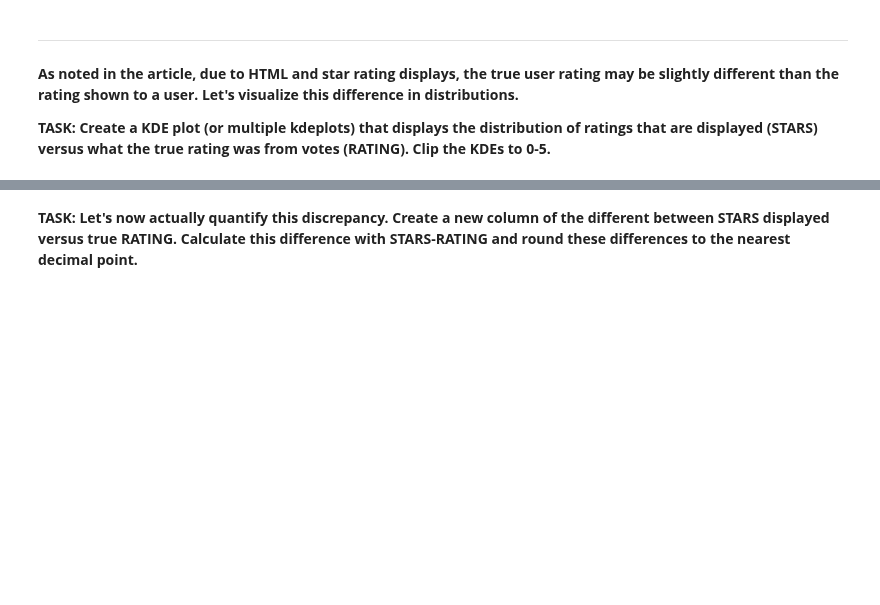
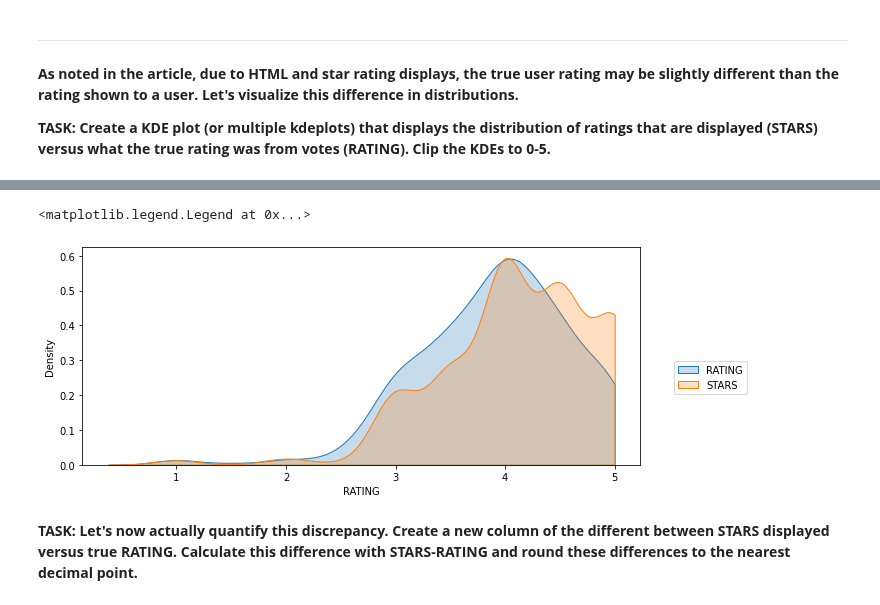
Before and after one commit to Denisse-AB/machine-learning, a Jupyter notebook: Capstone-Project-Numpy-Seaborn.ipynb, the cells around one changed output, grey strips where cells are left out. Saved outputs shown, nothing was run; the diff lists cells and outputs as text; code cells hidden in the pictures; blank space fills up the shorter version.

```diff
--- a/Capstone-Project-Numpy-Seaborn.ipynb
+++ b/Capstone-Project-Numpy-Seaborn.ipynb
@@ -203,2 +199,10 @@ fandango = fandango[fandango['VOTES'] > 0]
+# %%
+plt.figure(figsize=(10,4))
+sns.kdeplot(data=fandango, x='RATING', clip=[0,5], shade=True)
+sns.kdeplot(data=fandango, x='STARS', clip=[0,5], shade=True)
+plt.legend(["RATING", "STARS"], bbox_to_anchor=(1.20, 0.5))
+# %% [output]
+<matplotlib.legend.Legend at 0x...>
+[figure, added]
 # %% [markdown]
 **TASK: Let's now actually quantify this discrepancy. Create a new column of the different between STARS displayed versus true RATING. Calculate this difference with STARS-RATING and round these differences to the nearest decimal point.**
```
Also changed, not shown: parts of 12 cells of this notebook.
